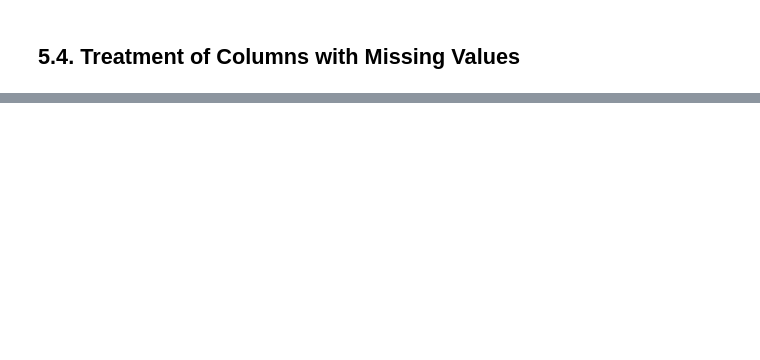
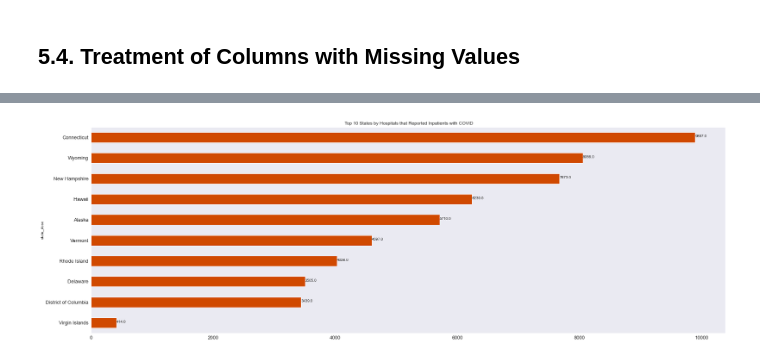
Before and after one commit to MangeshIpperNCI/DAP_PROJECT, a Jupyter notebook: x20143311_Hospital.ipynb, the cells around one changed output, grey strips where cells are left out. Drawn from its saved outputs; the diff is of its cells as text; code cells hidden in the pictures; blank space fills up the shorter version.

Commit message:
Added Final Version of COVID Hospital Notebook

```diff
--- a/x20143311_Hospital.ipynb
+++ b/x20143311_Hospital.ipynb
@@ -245,0 +350,13 @@ COVID.to_csv(r'COVID-19 Reported Patient Impact and Hospital Capacity by State T
+# %%
+
+try:
+    dbConnection = psycopg2.connect(user = "postgres",password = "abcd1234",host = "localhost",port = "5432")
+    print("Connected!")
+    dbConnection.set_isolation_level(0) # AUTOCOMMIT
+    dbCursor = dbConnection.cursor()
+    dbCursor.execute('CREATE DATABASE covid;')
+    dbCursor.close()
+except (Exception , psycopg2.Error) as dbError :
+    print ("Error while connecting to PostgreSQL", dbError)
+finally:
+    if(dbConnection): dbConnection.close()
@@ -295,7 +415,7 @@ state_desc varchar
 """
 # %%
 try:
-    dbConnection = psycopg2.connect(user = "postgres",password = "abcd1234",host = "localhost",port = "5432",database = "coviddb")
+    dbConnection = psycopg2.connect(user = "postgres",password = "abcd1234",host = "localhost",port = "5432",database = "covid")
     dbConnection.set_isolation_level(0) # AUTOCOMMIT
     dbCursor = dbConnection.cursor()
     dbCursor.execute(createString)
@@ -307,11 +429,10 @@ finally:
 # %%
-import csv
 try:
-    dbConnection = psycopg2.connect(user = "postgres",password = "abcd1234",host = "localhost",port = "5432",database = "coviddb")
+    dbConnection = psycopg2.connect(user = "postgres",password = "abcd1234",host = "localhost",port = "5432",database = "covid")
     dbConnection.set_isolation_level(0) # AUTOCOMMIT
     # dbCursor = dbConnection.cursor()
     sql = "COPY %s FROM STDIN WITH CSV HEADER DELIMITER AS ','"
-    file = open("COVID-19 Reported Patient Impact and Hospital Capacity by State Timeseries.csv", "r")
+    file = open("/Users/adityaraj/Desktop/Database and Analytics Programming Folder/CA Project/COVID-19 Reported Patient Impact and Hospital Capacity by State Timeseries.csv", "r")
     #Inserting data from merged CSV into table in Postgres
     with dbConnection.cursor() as cur:
 
@@ -325,11 +446,10 @@ finally:
     if(dbConnection): dbConnection.close()
 # %%
 #Fetch Data
-import pandas.io.sql as sqlio
-import psycopg2
+
 sql = """SELECT * FROM covid_hospital;"""
 try:
-    dbConnection = psycopg2.connect(user = "postgres",password = "abcd1234",host = "localhost",port = "5432",database = "coviddb")
+    dbConnection = psycopg2.connect(user = "postgres",password = "abcd1234",host = "localhost",port = "5432",database = "covid")
     covid_dataframe = sqlio.read_sql_query(sql, dbConnection)
     print(covid_dataframe)
 except (Exception , psycopg2.Error) as dbError :
@@ -435,6 +576,9 @@ for index, value in enumerate(covid_onset_totals):
 # %%
+# Horizontal Bar Chart Visualization to analyse Top 10 states that have reported COVID confirmed inpatients
 covid_onset_coverage_totals = covid_dataframe.groupby("state_desc")["hospital_onset_covid_coverage"].sum().sort_values().head(10)
-covid_onset_coverage_totals.plot(kind="barh", fontsize=13, title=" Top 10 States by Hospitals that Reported Inpatients with COVID", color='red')
+covid_onset_coverage_totals.plot(kind="barh", fontsize=13, title=" Top 10 States by Hospitals that Reported Inpatients with COVID", color='#d04900')
 for index, value in enumerate(covid_onset_coverage_totals):
     plt.text(value, index, str(round(value,2)))
+# %% [output]
+[figure, added]
 # %%
```
Also changed, not shown: parts of 41 cells of this notebook.
